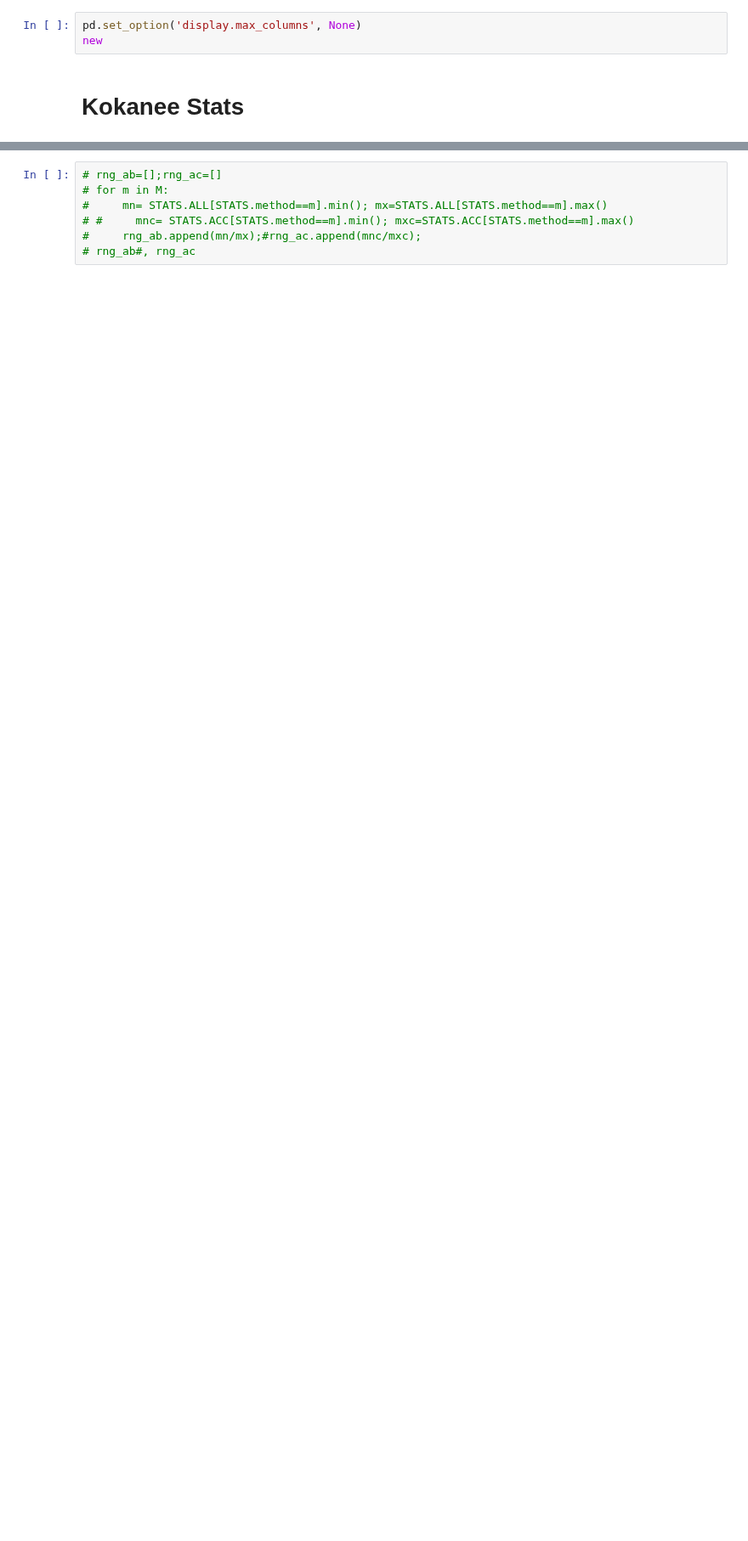
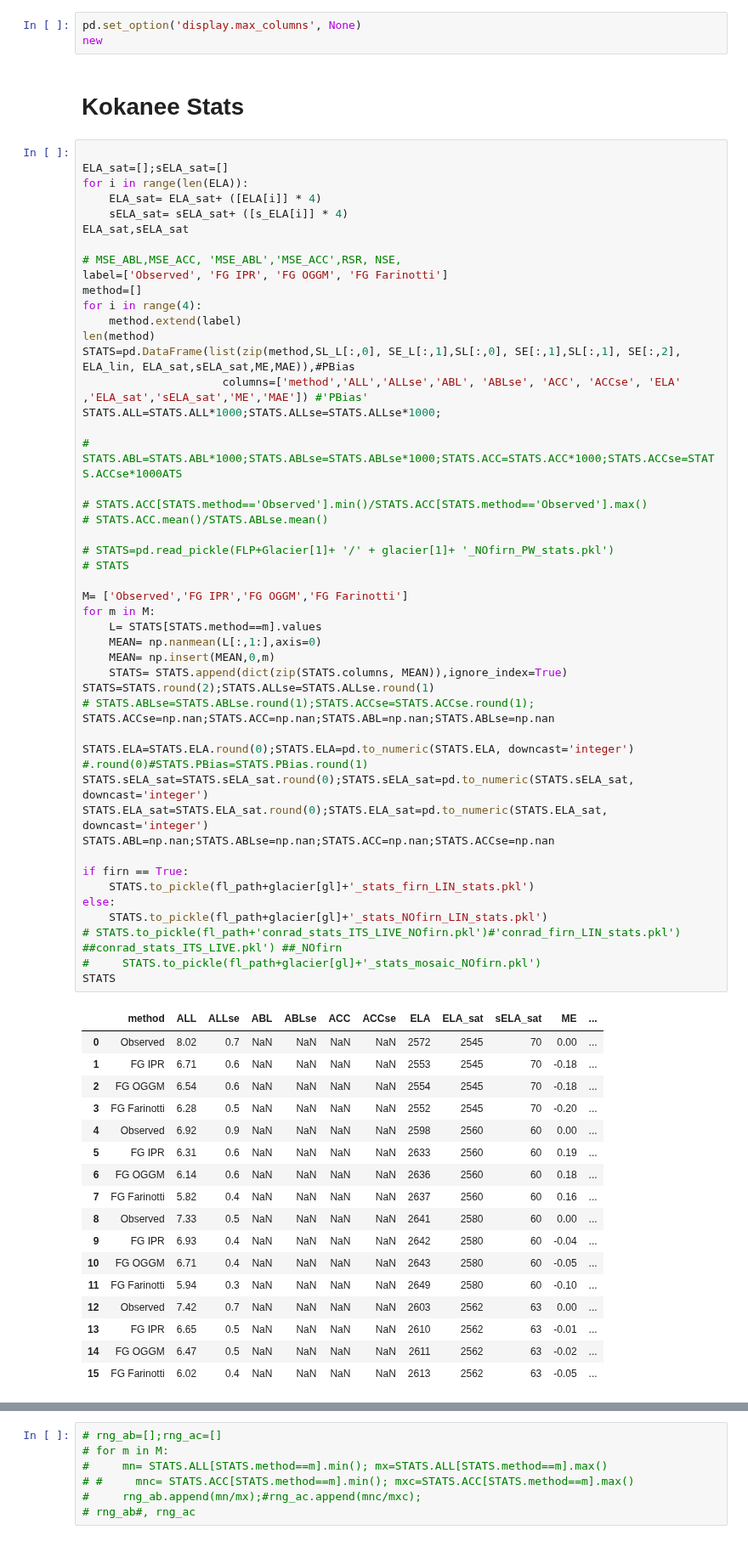
Before and after one commit to bpelto/ice_dynamics, a Jupyter notebook: flux_gate-Kokanee_MP-pw-Linear.ipynb, the cells around one changed output, grey strips where cells are left out. Shown at 85% size. Cells and saved outputs as stored; diff of their text form; blank space fills up the shorter version.

```diff
--- a/flux_gate-Kokanee_MP-pw-Linear.ipynb
+++ b/flux_gate-Kokanee_MP-pw-Linear.ipynb
@@ -1309,3 +1528,69 @@ pd.set_option('display.max_columns', None)
 new
 # %% [markdown]
 # Kokanee Stats
+# %%
+
+ELA_sat=[];sELA_sat=[]
+for i in range(len(ELA)):
+    ELA_sat= ELA_sat+ ([ELA[i]] * 4)
+    sELA_sat= sELA_sat+ ([s_ELA[i]] * 4)
+ELA_sat,sELA_sat
+
+# MSE_ABL,MSE_ACC, 'MSE_ABL','MSE_ACC',RSR, NSE,
+label=['Observed', 'FG IPR', 'FG OGGM', 'FG Farinotti']
+method=[]
+for i in range(4):
+    method.extend(label)
+len(method)
+STATS=pd.DataFrame(list(zip(method,SL_L[:,0], SE_L[:,1],SL[:,0], SE[:,1],SL[:,1], SE[:,2], ELA_lin, ELA_sat,sELA_sat,ME,MAE)),#PBias
+                     columns=['method','ALL','ALLse','ABL', 'ABLse', 'ACC', 'ACCse', 'ELA' ,'ELA_sat','sELA_sat','ME','MAE']) #'PBias'
+STATS.ALL=STATS.ALL*1000;STATS.ALLse=STATS.ALLse*1000;
+
+# STATS.ABL=STATS.ABL*1000;STATS.ABLse=STATS.ABLse*1000;STATS.ACC=STATS.ACC*1000;STATS.ACCse=STATS.ACCse*1000ATS
+
+# STATS.ACC[STATS.method=='Observed'].min()/STATS.ACC[STATS.method=='Observed'].max()
+# STATS.ACC.mean()/STATS.ABLse.mean()
+
+# STATS=pd.read_pickle(FLP+Glacier[1]+ '/' + glacier[1]+ '_NOfirn_PW_stats.pkl')
+# STATS
+
+M= ['Observed','FG IPR','FG OGGM','FG Farinotti']
+for m in M:
+    L= STATS[STATS.method==m].values
+    MEAN= np.nanmean(L[:,1:],axis=0)
+    MEAN= np.insert(MEAN,0,m)
+    STATS= STATS.append(dict(zip(STATS.columns, MEAN)),ignore_index=True)
+STATS=STATS.round(2);STATS.ALLse=STATS.ALLse.round(1)
+# STATS.ABLse=STATS.ABLse.round(1);STATS.ACCse=STATS.ACCse.round(1);
+STATS.ACCse=np.nan;STATS.ACC=np.nan;STATS.ABL=np.nan;STATS.ABLse=np.nan
+
+STATS.ELA=STATS.ELA.round(0);STATS.ELA=pd.to_numeric(STATS.ELA, downcast='integer')  #.round(0)#STATS.PBias=STATS.PBias.round(1)
+STATS.sELA_sat=STATS.sELA_sat.round(0);STATS.sELA_sat=pd.to_numeric(STATS.sELA_sat, downcast='integer')
+STATS.ELA_sat=STATS.ELA_sat.round(0);STATS.ELA_sat=pd.to_numeric(STATS.ELA_sat, downcast='integer')
+STATS.ABL=np.nan;STATS.ABLse=np.nan;STATS.ACC=np.nan;STATS.ACCse=np.nan
+
+if firn == True:
+    STATS.to_pickle(fl_path+glacier[gl]+'_stats_firn_LIN_stats.pkl')
+else:
+    STATS.to_pickle(fl_path+glacier[gl]+'_stats_NOfirn_LIN_stats.pkl')
+# STATS.to_pickle(fl_path+'conrad_stats_ITS_LIVE_NOfirn.pkl')#'conrad_firn_LIN_stats.pkl') ##conrad_stats_ITS_LIVE.pkl') ##_NOfirn
+#     STATS.to_pickle(fl_path+glacier[gl]+'_stats_mosaic_NOfirn.pkl')
+STATS
+# %% [output]
+|  | method | ALL | ALLse | ABL | ABLse | ACC | ACCse | ELA | ELA_sat | sELA_sat | ME | ... |
+| 0 | Observed | 8.02 | 0.7 | NaN | NaN | NaN | NaN | 2572 | 2545 | 70 | 0.00 | ... |
+| 1 | FG IPR | 6.71 | 0.6 | NaN | NaN | NaN | NaN | 2553 | 2545 | 70 | -0.18 | ... |
+| 2 | FG OGGM | 6.54 | 0.6 | NaN | NaN | NaN | NaN | 2554 | 2545 | 70 | -0.18 | ... |
+| 3 | FG Farinotti | 6.28 | 0.5 | NaN | NaN | NaN | NaN | 2552 | 2545 | 70 | -0.20 | ... |
+| 4 | Observed | 6.92 | 0.9 | NaN | NaN | NaN | NaN | 2598 | 2560 | 60 | 0.00 | ... |
+| 5 | FG IPR | 6.31 | 0.6 | NaN | NaN | NaN | NaN | 2633 | 2560 | 60 | 0.19 | ... |
+| 6 | FG OGGM | 6.14 | 0.6 | NaN | NaN | NaN | NaN | 2636 | 2560 | 60 | 0.18 | ... |
+| 7 | FG Farinotti | 5.82 | 0.4 | NaN | NaN | NaN | NaN | 2637 | 2560 | 60 | 0.16 | ... |
+| 8 | Observed | 7.33 | 0.5 | NaN | NaN | NaN | NaN | 2641 | 2580 | 60 | 0.00 | ... |
+| 9 | FG IPR | 6.93 | 0.4 | NaN | NaN | NaN | NaN | 2642 | 2580 | 60 | -0.04 | ... |
+| 10 | FG OGGM | 6.71 | 0.4 | NaN | NaN | NaN | NaN | 2643 | 2580 | 60 | -0.05 | ... |
+| 11 | FG Farinotti | 5.94 | 0.3 | NaN | NaN | NaN | NaN | 2649 | 2580 | 60 | -0.10 | ... |
+| 12 | Observed | 7.42 | 0.7 | NaN | NaN | NaN | NaN | 2603 | 2562 | 63 | 0.00 | ... |
+| 13 | FG IPR | 6.65 | 0.5 | NaN | NaN | NaN | NaN | 2610 | 2562 | 63 | -0.01 | ... |
+| 14 | FG OGGM | 6.47 | 0.5 | NaN | NaN | NaN | NaN | 2611 | 2562 | 63 | -0.02 | ... |
+| 15 | FG Farinotti | 6.02 | 0.4 | NaN | NaN | NaN | NaN | 2613 | 2562 | 63 | -0.05 | ... |
```
Also changed, not shown: parts of 69 cells of this notebook, 5 other files.
